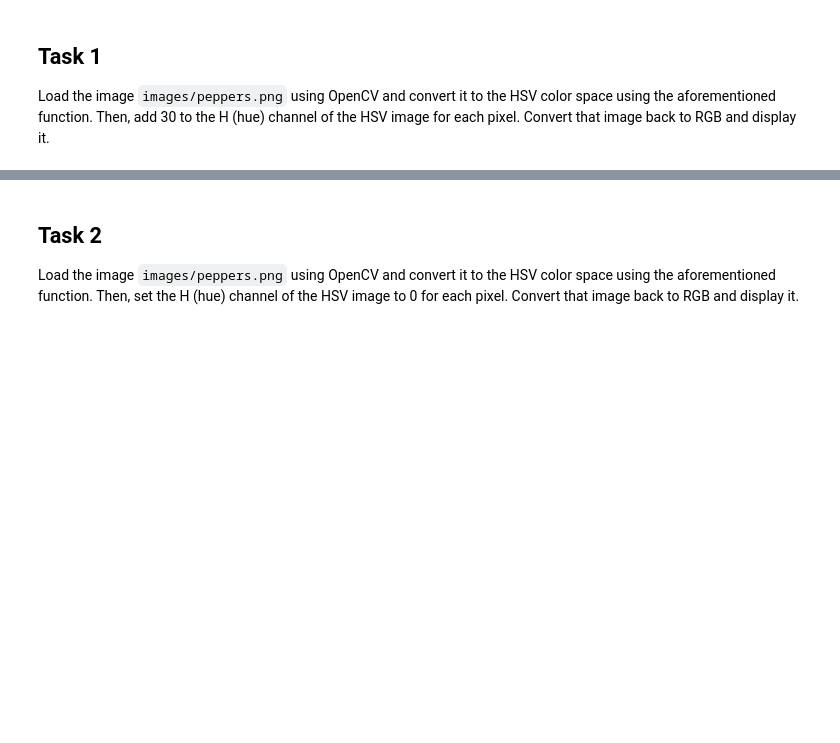
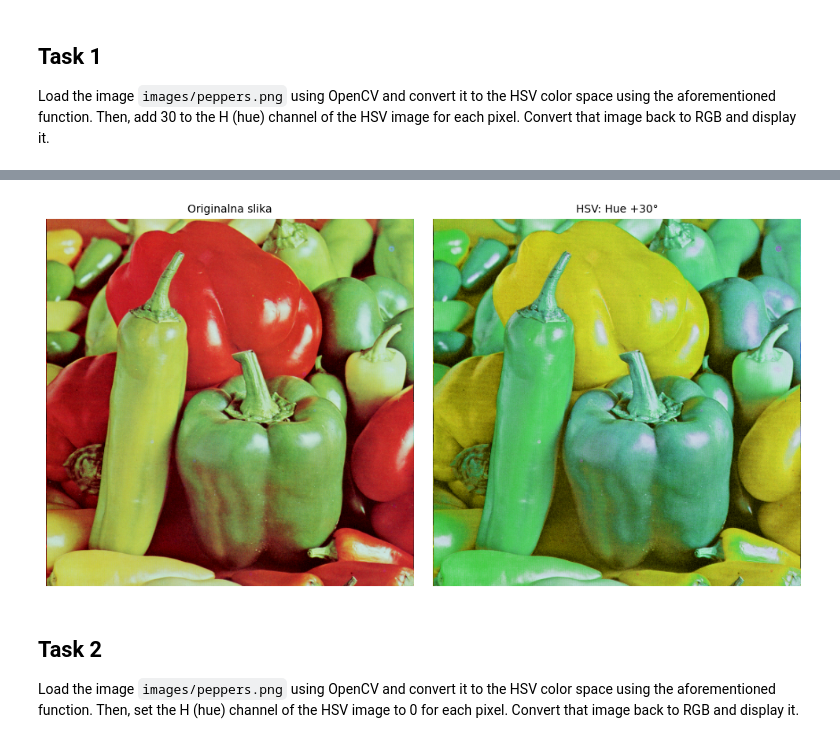
Before and after one commit to aljubic1/RacunalniViid, a Jupyter notebook: lab1.ipynb, the cells around one changed output, grey strips where cells are left out. Drawn from its saved outputs; the diff is of its cells as text; code cells hidden in the pictures; blank space fills up the shorter version.

```diff
--- a/lab1.ipynb
+++ b/lab1.ipynb
@@ -293,3 +293,46 @@ False
+# %%
+import cv2
+import numpy as np
+import matplotlib.pyplot as plt
+
+def plot_image(img, title=None, font_size=None, axis="off", color=cv2.COLOR_BGR2RGB):
+    """Prikaz slike s naslovom i ispravnim prikazom boja."""
+    plt.title(title, fontsize=font_size)
+    plt.axis(axis)
+
+    if len(img.shape) == 3:
+        plt.imshow(cv2.cvtColor(img, color))
+    else:
+        plt.imshow(img, cmap="gray")
+
+
+img = cv2.imread("images/pepper.bmp")
+
+if img is None:
+    raise FileNotFoundError("Slika 'images/pepper.png' nije pronađena!")
+
+img_hsv = cv2.cvtColor(img, cv2.COLOR_BGR2HSV)
+h, s, v = cv2.split(img_hsv)
+h = (h.astype(np.uint16) + 30) % 180
+h = h.astype(np.uint8)
+
+
+img_hsv_shifted = cv2.merge([h, s, v])
+
+img_shifted_rgb = cv2.cvtColor(img_hsv_shifted, cv2.COLOR_HSV2BGR)
+
+fig = plt.figure(figsize=(10, 5))
+
+plt.subplot(1, 2, 1)
+plot_image(img, title="Originalna slika")
+
+plt.subplot(1, 2, 2)
+plot_image(img_shifted_rgb, title="HSV: Hue +30°")
+
+plt.tight_layout()
+plt.show()
+# %% [output]
+[figure, added]
 # %% [markdown]
 ## Task 2
 
```
Also changed, not shown: parts of 3 cells of this notebook.
